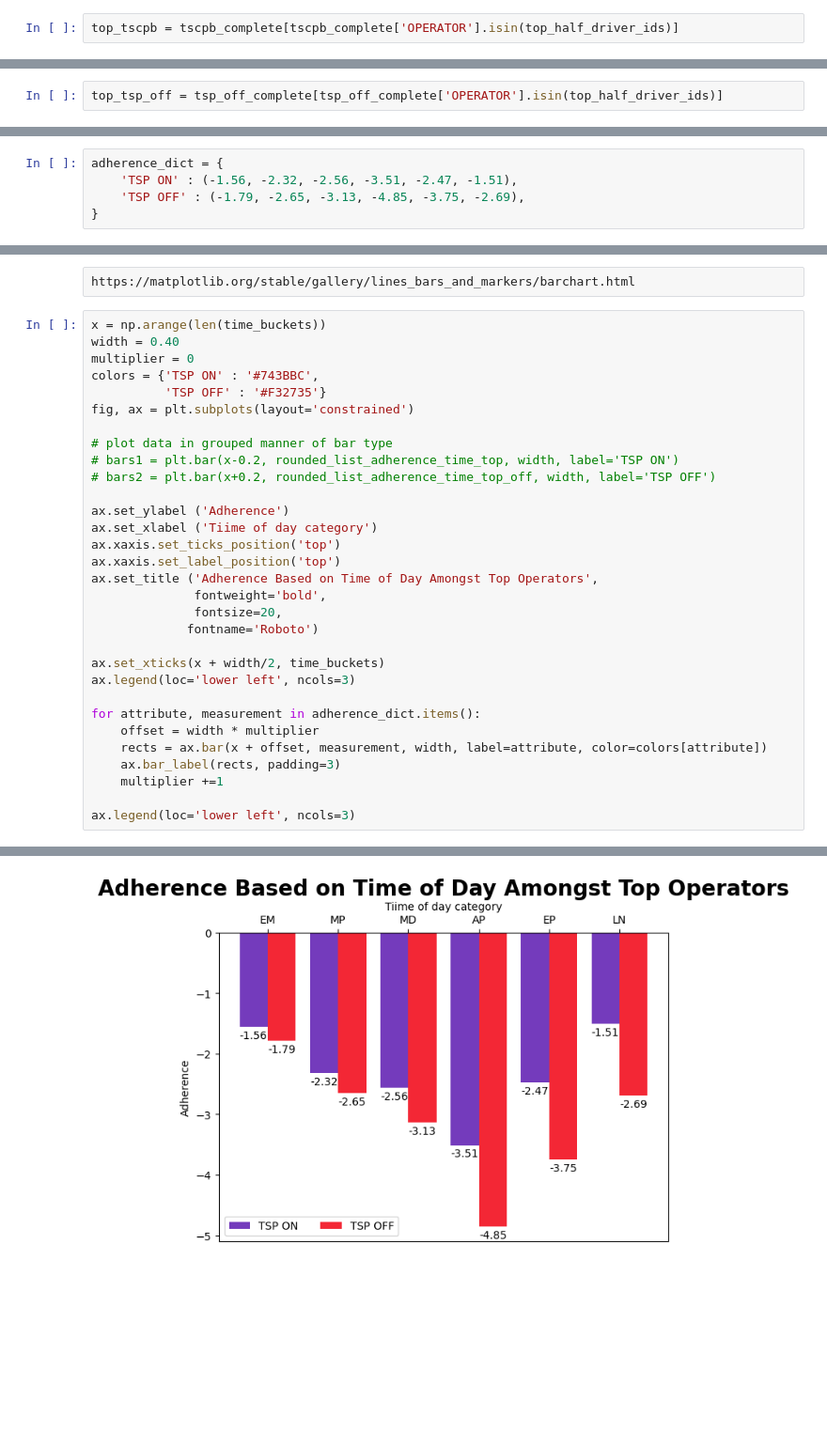
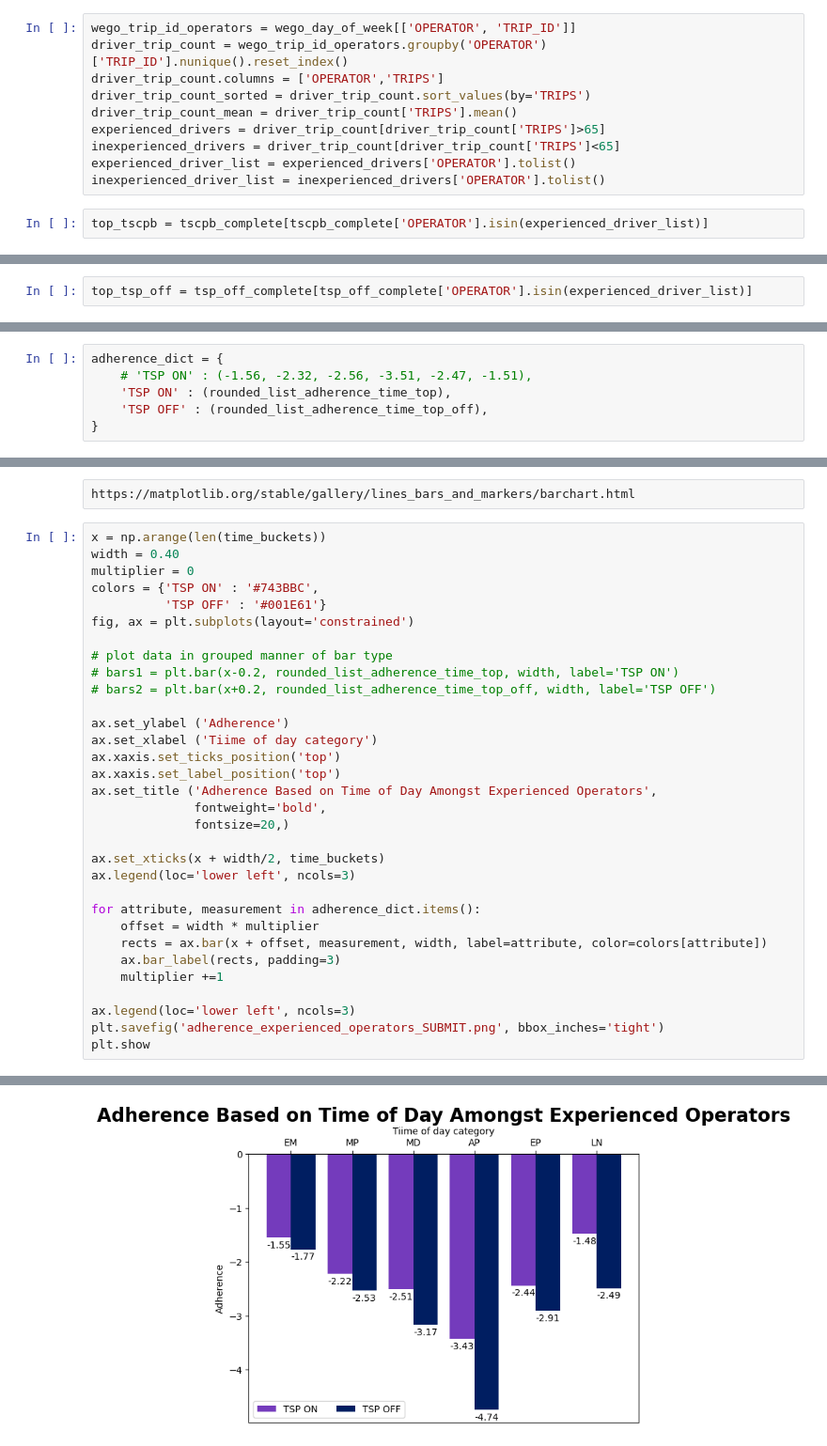
Before and after one commit to NSS-Data-Analytics-Cohort-14/wego-partnerproject-da14-v2-jmo703, a Jupyter notebook: notebooks/wego_partner_project.ipynb, the cells around one changed output, grey strips where cells are left out. Shown at 94% size. Saved outputs shown, nothing was run; the diff lists cells and outputs as text; blank space fills up the shorter version.

Commit message:
Completed Graphs

```diff
--- a/notebooks/wego_partner_project.ipynb
+++ b/notebooks/wego_partner_project.ipynb
@@ -152,6 +170,16 @@ bottom_half_drivers = driver_stop_count[driver_stop_count['DATE']<1308]
 top_half_driver_ids = top_half_drivers['OPERATOR'].tolist()
 # %%
 bottom_half_driver_ids = bottom_half_drivers['OPERATOR'].tolist()
+# %%
+wego_trip_id_operators = wego_day_of_week[['OPERATOR', 'TRIP_ID']]
+driver_trip_count = wego_trip_id_operators.groupby('OPERATOR')['TRIP_ID'].nunique().reset_index()
+driver_trip_count.columns = ['OPERATOR','TRIPS']
+driver_trip_count_sorted = driver_trip_count.sort_values(by='TRIPS')
+driver_trip_count_mean = driver_trip_count['TRIPS'].mean()
+experienced_drivers = driver_trip_count[driver_trip_count['TRIPS']>65]
+inexperienced_drivers = driver_trip_count[driver_trip_count['TRIPS']<65]
+experienced_driver_list = experienced_drivers['OPERATOR'].tolist()
+inexperienced_driver_list = inexperienced_drivers['OPERATOR'].tolist()
 # %%
-top_tscpb = tscpb_complete[tscpb_complete['OPERATOR'].isin(top_half_driver_ids)]
+top_tscpb = tscpb_complete[tscpb_complete['OPERATOR'].isin(experienced_driver_list)]
 # %%
@@ -159,3 +187,3 @@ bottom_tscpb = tscpb_complete[tscpb_complete['OPERATOR'].isin(bottom_half_driver
 # %%
-top_tsp_off = tsp_off_complete[tsp_off_complete['OPERATOR'].isin(top_half_driver_ids)]
+top_tsp_off = tsp_off_complete[tsp_off_complete['OPERATOR'].isin(experienced_driver_list)]
 # %%
@@ -587,5 +624,6 @@ print(rounded_list_adherence_time_top_off)
 # %%
 adherence_dict = {
-    'TSP ON' : (-1.56, -2.32, -2.56, -3.51, -2.47, -1.51),
-    'TSP OFF' : (-1.79, -2.65, -3.13, -4.85, -3.75, -2.69),
+    # 'TSP ON' : (-1.56, -2.32, -2.56, -3.51, -2.47, -1.51),
+    'TSP ON' : (rounded_list_adherence_time_top),
+    'TSP OFF' : (rounded_list_adherence_time_top_off),
 }
@@ -596,7 +639,7 @@ x = np.arange(len(time_buckets))
 width = 0.40
 multiplier = 0
 colors = {'TSP ON' : '#743BBC',
-          'TSP OFF' : '#F32735'}
+          'TSP OFF' : '#001E61'}
 fig, ax = plt.subplots(layout='constrained')
 
 # plot data in grouped manner of bar type
@@ -607,10 +650,9 @@ ax.set_ylabel ('Adherence')
 ax.set_xlabel ('Tiime of day category')
 ax.xaxis.set_ticks_position('top')
 ax.xaxis.set_label_position('top')
-ax.set_title ('Adherence Based on Time of Day Amongst Top Operators',
+ax.set_title ('Adherence Based on Time of Day Amongst Experienced Operators',
               fontweight='bold',
-              fontsize=20,
-             fontname='Roboto')
+              fontsize=20,)
 
 ax.set_xticks(x + width/2, time_buckets)
 ax.legend(loc='lower left', ncols=3)
@@ -622,4 +664,6 @@ for attribute, measurement in adherence_dict.items():
     multiplier +=1
 
 ax.legend(loc='lower left', ncols=3)
+plt.savefig('adherence_experienced_operators_SUBMIT.png', bbox_inches='tight')
+plt.show
 # %% [output]
@@ -633 +671 @@ findfont: Font family 'Roboto' not found.
-[figure, old version]
+[figure, new version]
```
Also changed, not shown: parts of 35 cells of this notebook.
